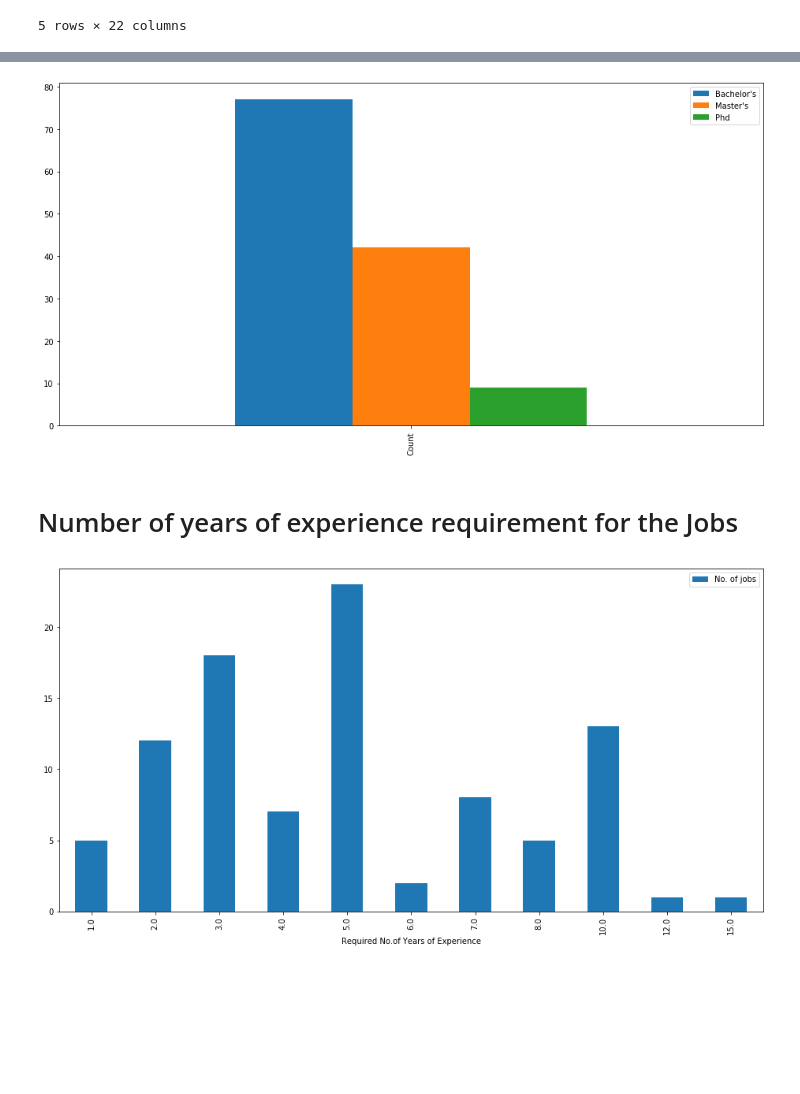
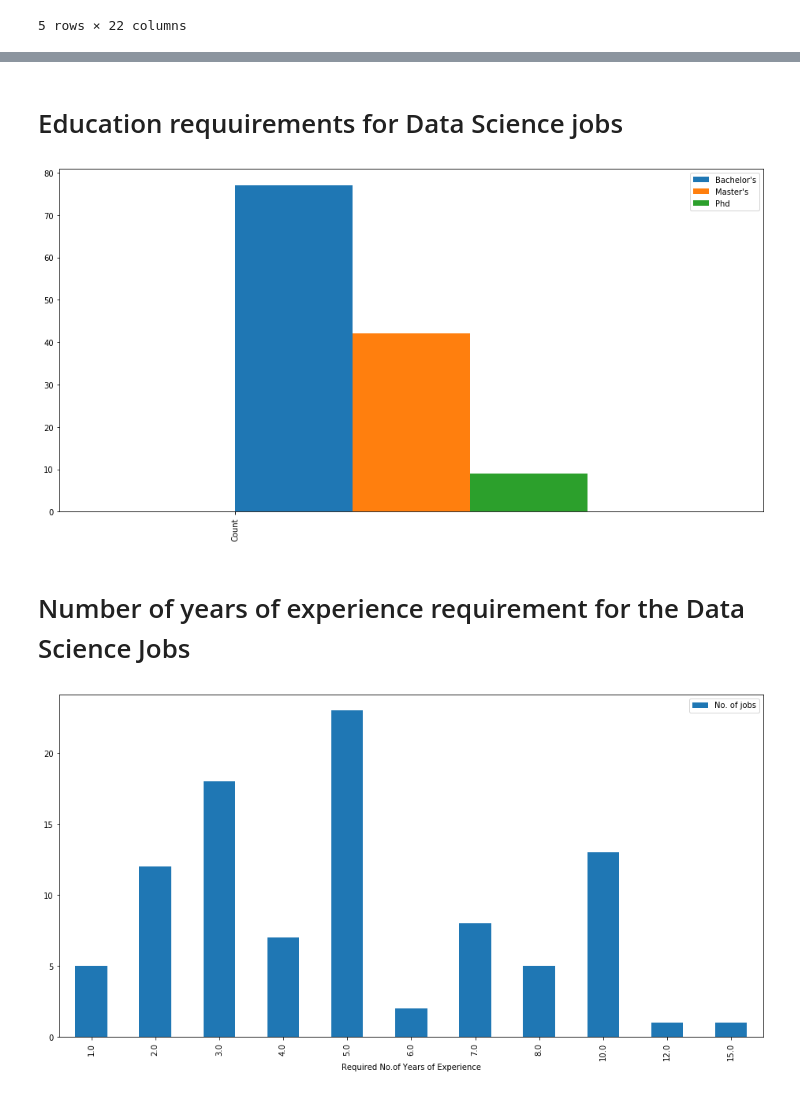
Before and after one commit to look4parul/Project1_PPDR-Consultants, a Jupyter notebook: JobMarketAnalysis/indeed_data_analysis.ipynb, the cells around one changed output, grey strips where cells are left out. Cells and saved outputs as stored; diff of their text form; code cells hidden in the pictures; blank space fills up the shorter version.

Commit message:
Add files via upload
Added Image and changed Markdowns for presentation flow

```diff
--- a/JobMarketAnalysis/indeed_data_analysis.ipynb
+++ b/JobMarketAnalysis/indeed_data_analysis.ipynb
@@ -217,35 +242,39 @@ plt.savefig("Plots/CitiesVsCOLI.png")
+# %% [markdown]
+# Education requuirements for Data Science jobs
 # %%
 # Education requirement for the Jobs
 def has_bachelor(s):
     return (
         bool(re.search(r"bachelors?'?s?", s, re.IGNORECASE)) or
         bool(re.search(r"\sB\.?A\.?\s", s, re.IGNORECASE)) or
         bool(re.search(r"\sB\.?S\.?\s", s, re.IGNORECASE))
     )
 def has_masters(s):
     return (
         bool(re.search(r"masters?'?s?\s", s, re.IGNORECASE)) or
         bool(re.search(r"\sM\.?A\.?\s", s, re.IGNORECASE)) or
         bool(re.search(r"\sM\.?S\.?\s", s, re.IGNORECASE)) or
         bool(re.search(r"M\.?B\.?A\.?\s", s, re.IGNORECASE))
     )
 def has_phd(s):
     return(
         (bool(re.search(r"Ph\.?d", s, re.IGNORECASE)))
     )
 education_df = pd.DataFrame({
     "Bachelor's": indeed_df["snippet"].apply(has_bachelor).value_counts(())[1],
     "Master's": indeed_df["snippet"].apply(has_masters).value_counts(())[1],
     "Phd": indeed_df["snippet"].apply(has_phd).value_counts(())[1],
 },index=["Count"])
-education_df.plot(kind='bar', figsize=(16,8))
+education_df.plot(kind='bar', figsize=(16,8), align='edge')
 education_df
 # Save t he plots in another folder
+
+
 plt.savefig("Plots/EducationVSCount.png")
 # %% [output]
-[figure, old version]
+[figure, new version]
 # %% [markdown]
-# Number of years of experience requirement for the Jobs
+# Number of years of experience requirement for the Data Science Jobs
 # %%
 def extract_years_only(s):
     results = re.findall(r"([0-9]*)\+?.[yY]ear.*", s)
```
Also changed, not shown: parts of 11 cells of this notebook.
